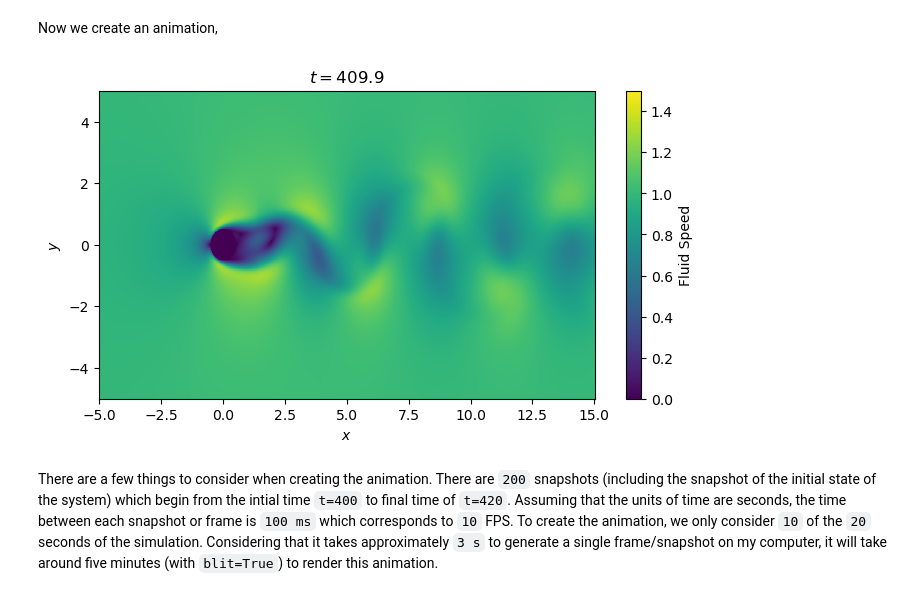
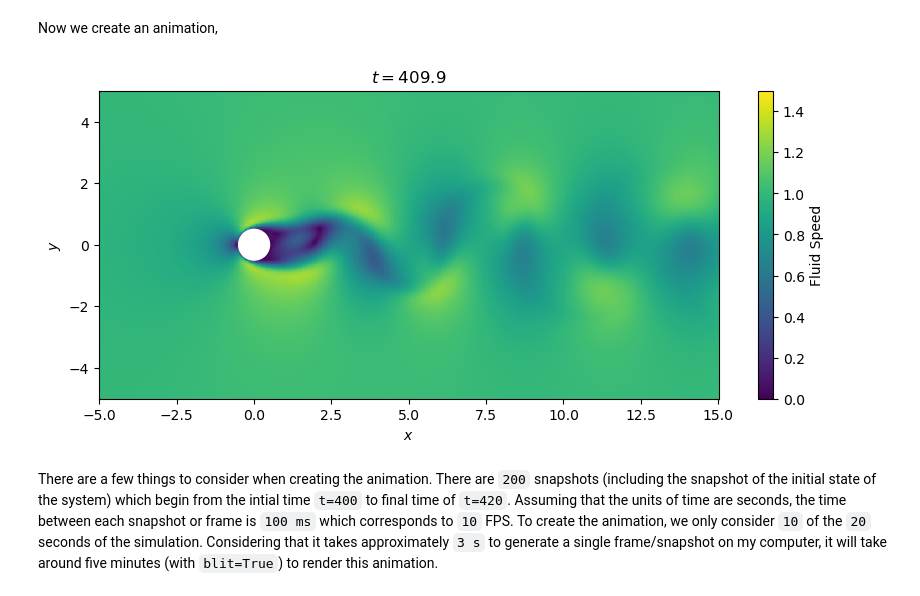
Before and after one commit to prithvi-ramrucha/pinn-cylinder-flow, a Jupyter notebook: simulation.ipynb, the cells around one changed output. Cells and saved outputs as stored; diff of their text form; code cells hidden in the pictures.

```diff
--- a/simulation.ipynb
+++ b/simulation.ipynb
@@ -81,31 +85,33 @@ Now we create an animation,
 # %%
 def update_frame(frame):
     global mesh, title
     speed_grid, t_snap, _, _ = compute_speed_grid(u, v, p, x, y, t, time_idx=frame)
     mesh.set_array(speed_grid.ravel())
     title.set_text(f"$t = {t_snap}$")
     return mesh, title
 
 # Creating figure,
-fig, ax = plt.subplots(figsize=(8, 4))
+cylinder = plt.Circle(xy=(0, 0), radius=0.5, color="white")
+fig, ax = plt.subplots(figsize=(10, 4))
 speed_grid_init, t_0, X_grid, Y_grid = compute_speed_grid(u, v, p, x, y, t, time_idx=0)
 mesh = ax.pcolormesh(X_grid, Y_grid, speed_grid_init, shading="auto", cmap="viridis", vmin=0, vmax=1.5)
 fig.colorbar(mesh, label="Fluid Speed")
+ax.add_patch(cylinder)
 ax.set_xlabel("$x$")
 ax.set_ylabel("$y$")
 title = ax.set_title(f"$t = {t_0}$")
 
 # Constucting animation,
 ani = FuncAnimation(fig=fig,
                     func=update_frame,
                     frames=100,
                     interval=100,
                     blit=True)
 
 # Saving animation,
 ani.save("fluid_flow.mp4", writer="ffmpeg", fps=10)
 # %% [output]
-[figure, old version]
+[figure, new version]
 # %% [markdown]
 There are a few things to consider when creating the animation. There are `200` snapshots (including the snapshot of the initial state of the system) which begin from the intial time `t=400` to final time of `t=420`. Assuming that the units of time are seconds, the time between each snapshot or frame is `100 ms` which corresponds to `10` FPS. To create the animation, we only consider `10` of the `20` seconds of the simulation. Considering that it takes approximately `3 s` to generate a single frame/snapshot on my computer, it will take around five minutes (with `blit=True`) to render this animation.
 # %% [markdown]
```
Also changed, not shown: parts of 8 cells of this notebook, 2 other files.
